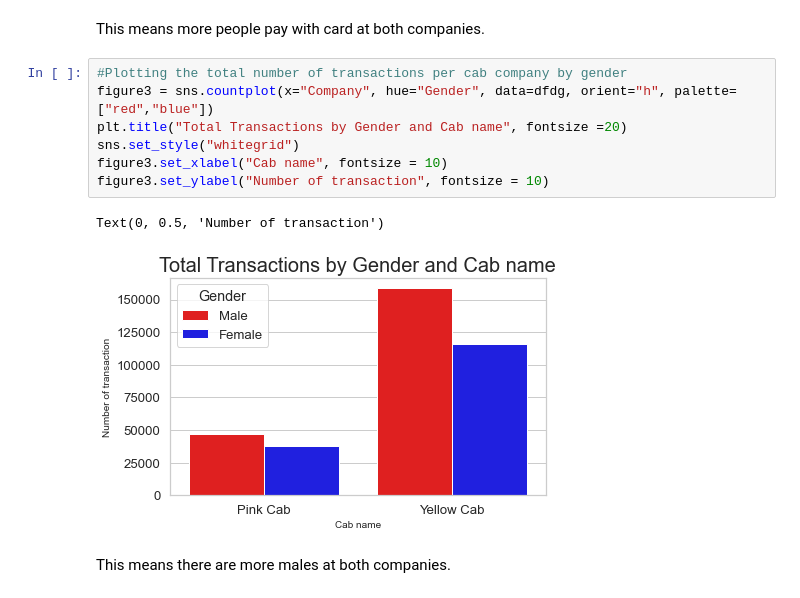
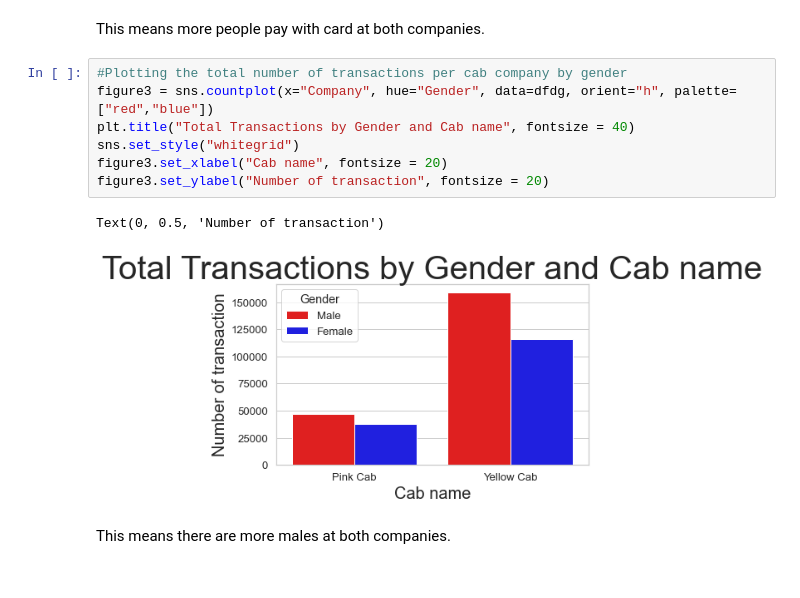
Before and after one commit to anishmitra9666/Week-2-and-3-deliverables, a Jupyter notebook: Dataglaciertaxicode04122023 (3).ipynb, the cells around one changed output. Drawn from its saved outputs; the diff is of its cells as text.

```diff
--- a/Dataglaciertaxicode04122023 (3).ipynb
+++ b/Dataglaciertaxicode04122023 (3).ipynb
@@ -487,13 +487,13 @@ This means more people pay with card at both companies.
 # %%
 #Plotting the total number of transactions per cab company by gender
 figure3 = sns.countplot(x="Company", hue="Gender", data=dfdg, orient="h", palette=["red","blue"])
-plt.title("Total Transactions by Gender and Cab name", fontsize =20)
+plt.title("Total Transactions by Gender and Cab name", fontsize = 40)
 sns.set_style("whitegrid")
-figure3.set_xlabel("Cab name", fontsize = 10)
-figure3.set_ylabel("Number of transaction", fontsize = 10)
+figure3.set_xlabel("Cab name", fontsize = 20)
+figure3.set_ylabel("Number of transaction", fontsize = 20)
 # %% [output]
 Text(0, 0.5, 'Number of transaction')
-[figure, old version]
+[figure, new version]
 # %% [markdown]
 This means there are more males at both companies.
 # %%
```
Also changed, not shown: parts of 8 cells of this notebook.
